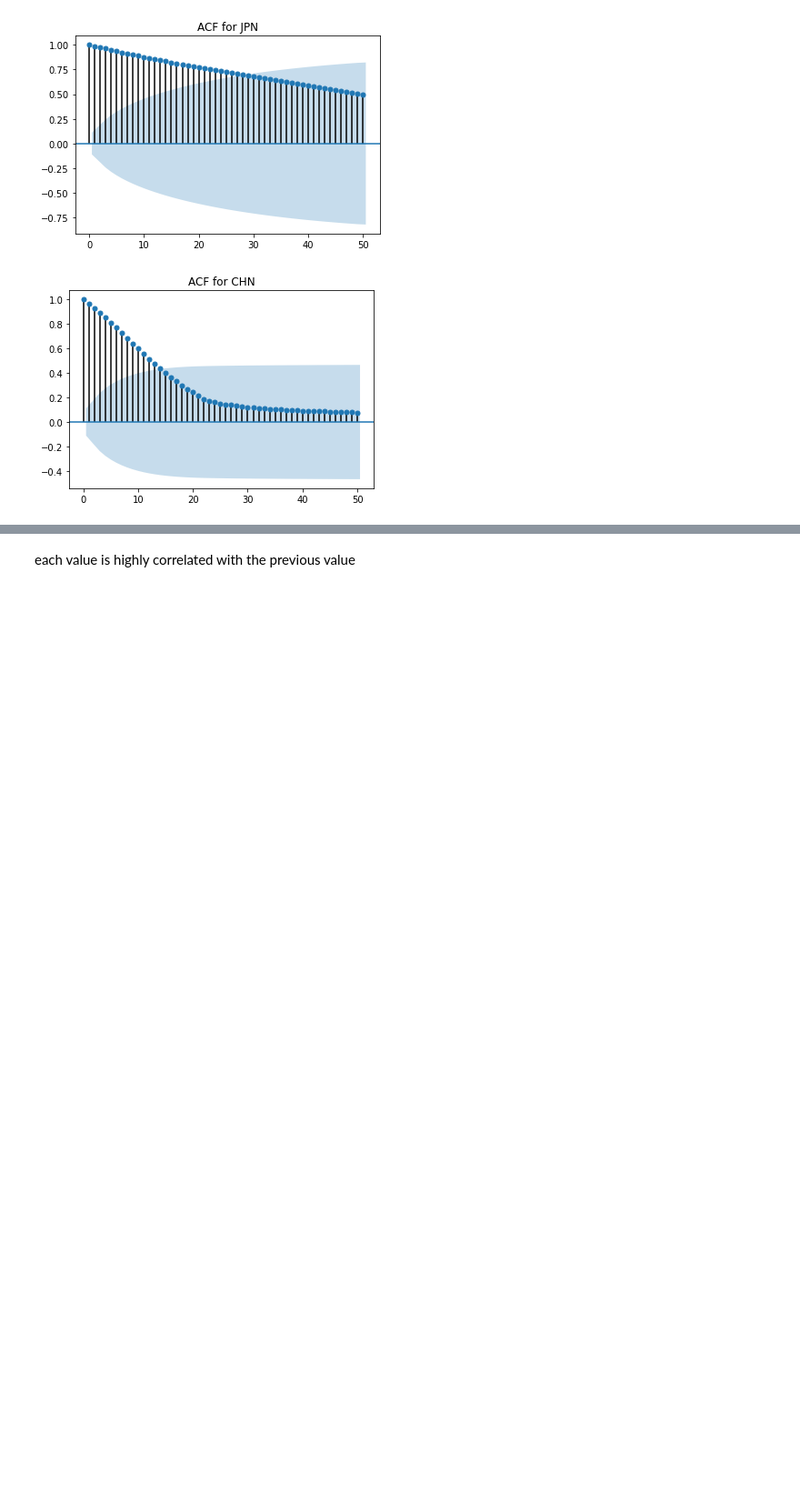
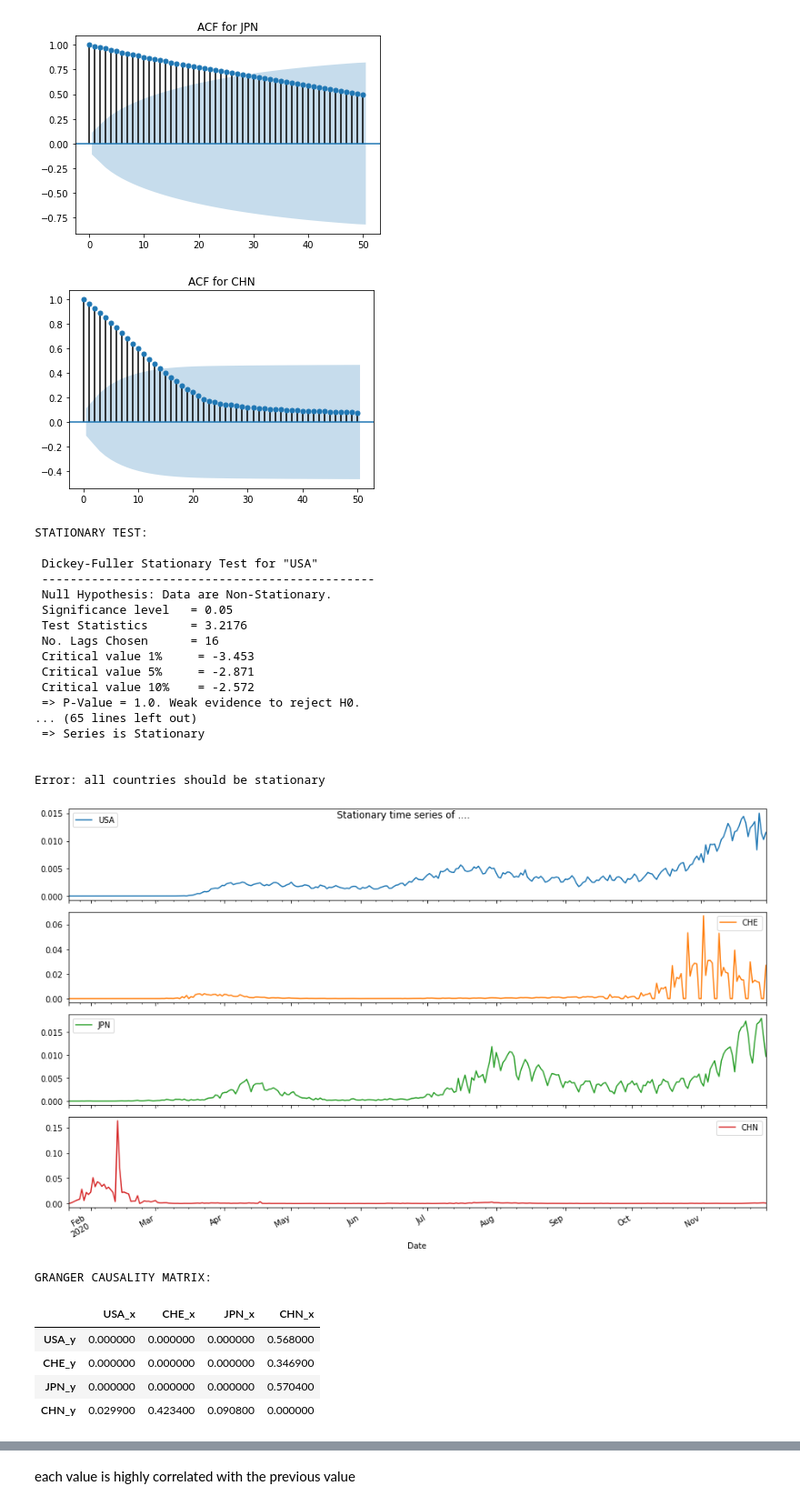
Before and after one commit to anitamezzetti/covid_impact_stocks_volatility, a Jupyter notebook: granger_causality_many_cuntries.ipynb, the cells around one changed output, grey strips where cells are left out. Shown at 91% size. Drawn from its saved outputs; the diff is of its cells as text; code cells hidden in the pictures; blank space fills up the shorter version.

```diff
--- a/granger_causality_many_cuntries.ipynb
+++ b/granger_causality_many_cuntries.ipynb
@@ -220,3 +270,30 @@ for country in df_confirmed_scaled:
 [figure]
 [figure]
 [figure]
+# %%
+granger_causality(df_total_scaled, countries_of_interest)
+# %% [output]
+STATIONARY TEST:
+
+ Dickey-Fuller Stationary Test for "USA"
+ -----------------------------------------------
+ Null Hypothesis: Data are Non-Stationary.
+ Significance level   = 0.05
+ Test Statistics      = 3.2176
+ No. Lags Chosen      = 16
+ Critical value 1%     = -3.453
+ Critical value 5%     = -2.871
+ Critical value 10%    = -2.572
+ => P-Value = 1.0. Weak evidence to reject H0.
+... (65 lines left out)
+ => Series is Stationary
+
+
+Error: all countries should be stationary
+[figure, added]
+GRANGER CAUSALITY MATRIX:
+|  | USA_x | CHE_x | JPN_x | CHN_x |
+| USA_y | 0.000000 | 0.000000 | 0.000000 | 0.568000 |
+| CHE_y | 0.000000 | 0.000000 | 0.000000 | 0.346900 |
+| JPN_y | 0.000000 | 0.000000 | 0.000000 | 0.570400 |
+| CHN_y | 0.029900 | 0.423400 | 0.090800 | 0.000000 |
```
Also changed, not shown: parts of 19 cells of this notebook.
